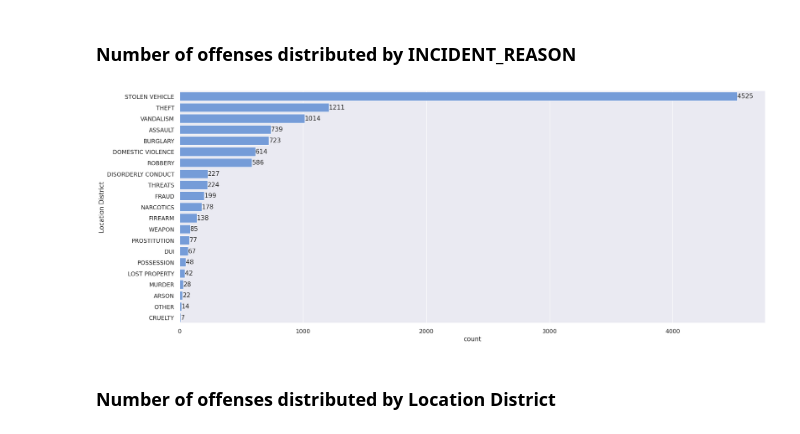
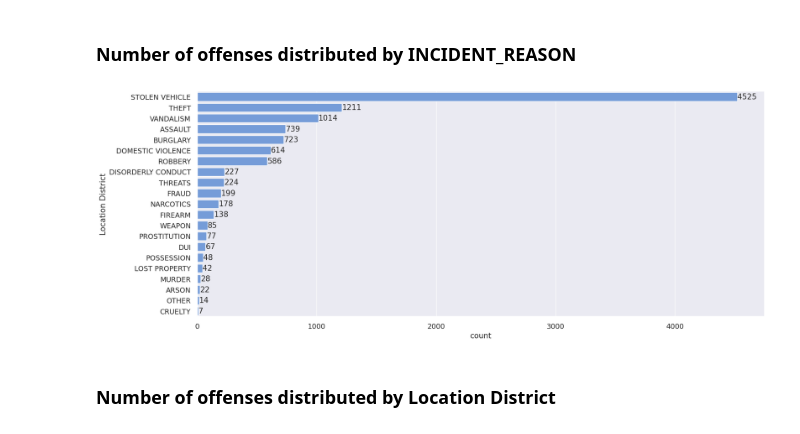
Before and after one commit to fatimagulomova/iu-projects, a Jupyter notebook: DLBDSMLUSL/policing-equity.ipynb, the cells around one changed output. Saved outputs shown, nothing was run; the diff lists cells and outputs as text; code cells hidden in the pictures.

```diff
--- a/DLBDSMLUSL/policing-equity.ipynb
+++ b/DLBDSMLUSL/policing-equity.ipynb
@@ -397,12 +398,3 @@ label_df.head()
 | 2 | 5 | 4 | 10 | 2 | 6 | 2 | ... |
 | 3 | 5 | 11 | 9 | 2 | 6 | 2 | ... |
 | 4 | 5 | 4 | 5 | 2 | 6 | 2 | ... |
-# %%
-cor_mat = label_df.corr(method='spearman')
-
-plt.figure(figsize=(15, 7))
-sns.set(font_scale=0.6)
-mask = np.triu(np.ones_like(cor_mat, dtype=np.bool))
-ax = sns.heatmap(cor_mat, annot=True, fmt=".2g", vmin=-1, vmax=1,
-                annot_kws={'size': 'medium'}, linewidths=0.8, mask=mask)
-plt.show()
@@ -522,19 +510,19 @@ plt.show()
 # %% [markdown]
 ### Number of offenses distributed by INCIDENT_REASON
 # %%
-plt.figure(figsize=(25, 10))
+plt.figure(figsize=(20, 8))
 order = df['INCIDENT_REASON'].value_counts().index
 ax = sns.countplot(y=df['INCIDENT_REASON'], order=order, color='#6499E9')
 
 for label in ax.containers:
     ax.bar_label(label)
 
 plt.ylabel('Location District')
 
 # plt.savefig('INCIDENT_REASON.png')
 plt.show()
 # %% [output]
-[figure, old version]
+[figure, new version]
 # %% [markdown]
 ### Number of offenses distributed by Location District
 # %%
```
Also changed, not shown: parts of 24 cells of this notebook.
